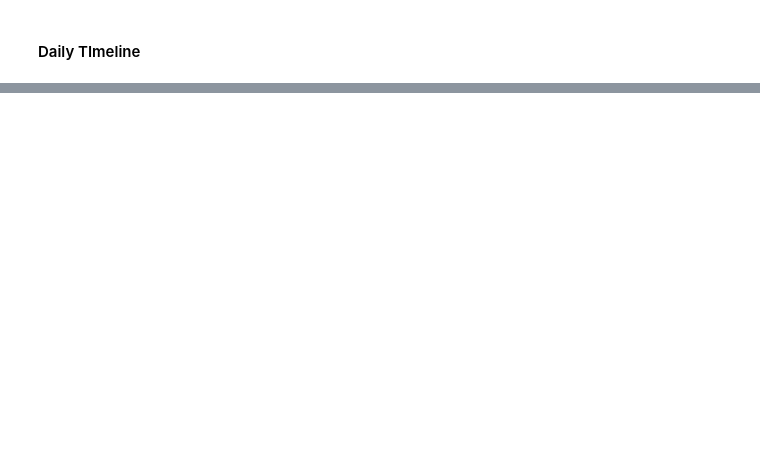
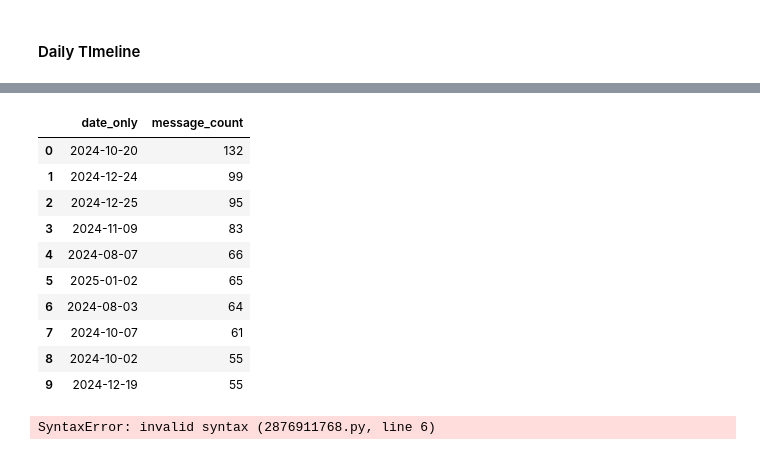
Before and after one commit to chakshugupta774/Whatsapp_Chat_Analysis, a Jupyter notebook: Whatsapp_Chat_analysis.ipynb, the cells around one changed output, grey strips where cells are left out. Drawn from its saved outputs; the diff is of its cells as text; code cells hidden in the pictures; blank space fills up the shorter version.

```diff
--- a/Whatsapp_Chat_analysis.ipynb
+++ b/Whatsapp_Chat_analysis.ipynb
@@ -469,0 +486,34 @@ plt.show()
+# %%
+df1 = df.copy()
+df1['message_count'] = [1] * df1.shape[0]
+df1.drop(columns=['year','Dates','User','Message','month_name','month','day','hour','minute','day_name','period'], inplace=True)
+df1 = df1.groupby('date_only').sum().sort_values(by='message_count',ascending=False).head(10).reset_index()
+df1
+# %% [output]
+|  | date_only | message_count |
+| 0 | 2024-10-20 | 132 |
+| 1 | 2024-12-24 | 99 |
+| 2 | 2024-12-25 | 95 |
+| 3 | 2024-11-09 | 83 |
+| 4 | 2024-08-07 | 66 |
+| 5 | 2025-01-02 | 65 |
+| 6 | 2024-08-03 | 64 |
+| 7 | 2024-10-07 | 61 |
+| 8 | 2024-10-02 | 55 |
+| 9 | 2024-12-19 | 55 |
+# %%
+import matplotlib.pyplot as plt
+import numpy as np
+
+
+fig, ax = plt.subplots(figsize=(13, 5))
+x_positions = np.arange(len(df1['date_only']))b
+ax.bar(x_positions, df1['message_count'], color=plt.cm.viridis(np.linspace(0, 1, len(df1['date_only']))), width=0.5)b
+ax.set_xticks(x_positions)
+ax.set_xticklabels(df1['date_only'], ha="center")b
+plt.xlabel("Date")
+plt.ylabel("Message Count")
+plt.title("Top 10 Active Days in WhatsApp Chat")b
+plt.show()
+# %% [output]
+SyntaxError: invalid syntax (2876911768.py, line 6)
```
Also changed, not shown: parts of 13 cells of this notebook, 3 other files.
